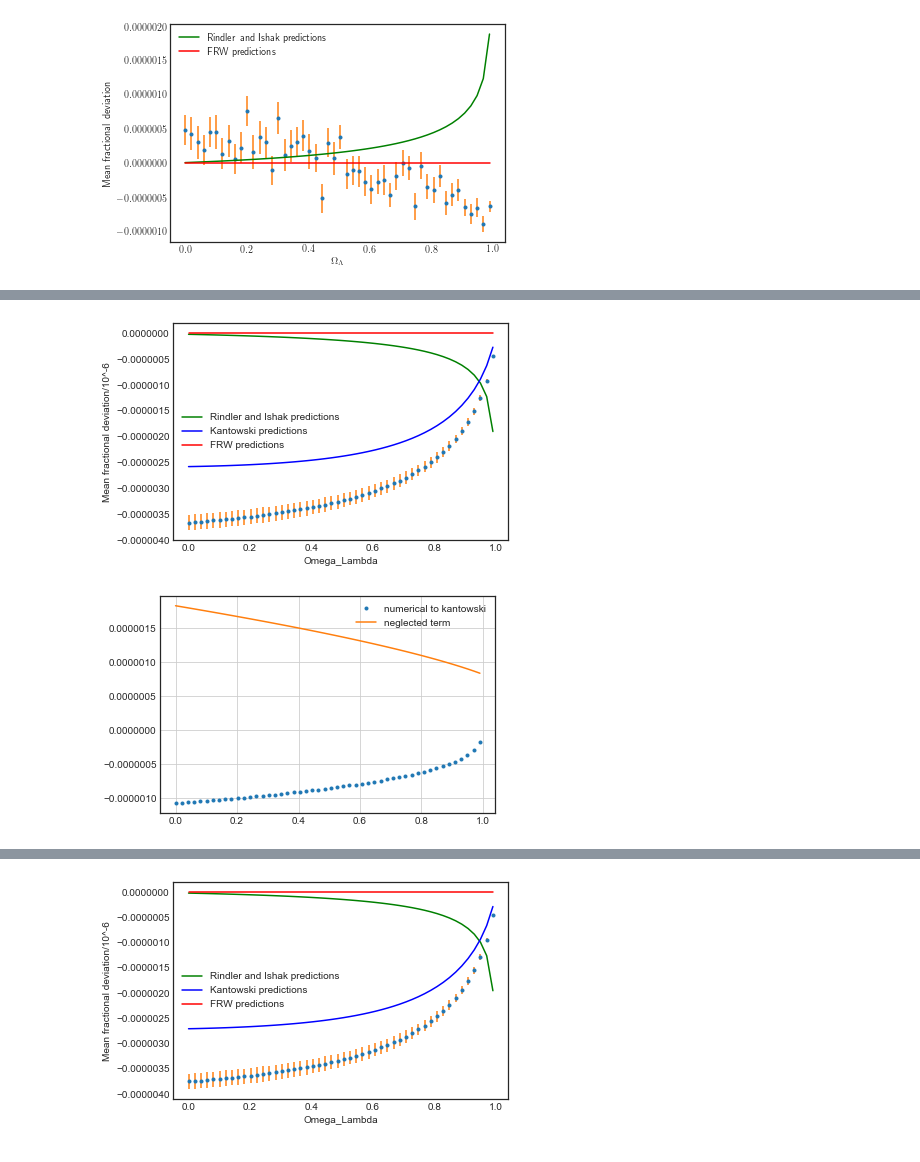
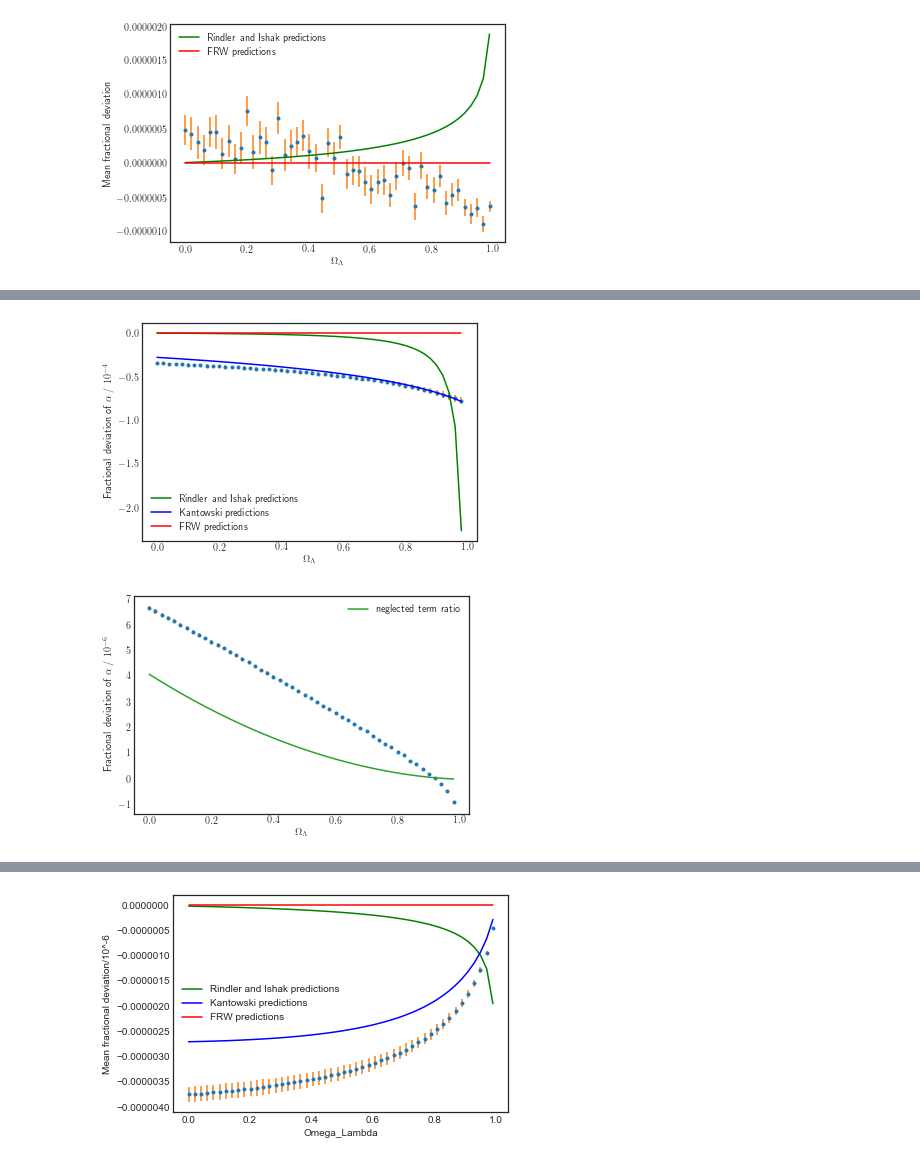
Before and after one commit to lingxz/lightbending, a Jupyter notebook: diff_lambdas_new.ipynb, the cells around one changed output, grey strips where cells are left out. Saved outputs shown, nothing was run; the diff lists cells and outputs as text; code cells hidden in the pictures.

```diff
--- a/diff_lambdas_new.ipynb
+++ b/diff_lambdas_new.ipynb
@@ -158,5 +153,10 @@ plot_alphas('data/half_analytical_kant.csv', plot_ishak=False, plot_kantowski=Tr
-# %%
-plot_alphas('data/half_analytical_const_lensz.csv', plot_ishak=True, plot_kantowski=True)
-# %% [output]
-[figure, removed]
-[figure, removed]
+# %%
+import util
+import importlib
+importlib.reload(util)
+from util import plot_alphas
+fn = ['images/const_rh.png', 'images/const_rh_neglected.png']
+plot_alphas('data/half_analytical_kant.csv', plot_ishak=True, plot_kantowski=True, latex=True, filenames=fn)
+# %% [output]
+[figure, added]
+[figure, added]
```
Also changed, not shown: parts of 6 cells of this notebook, 18 other files.
